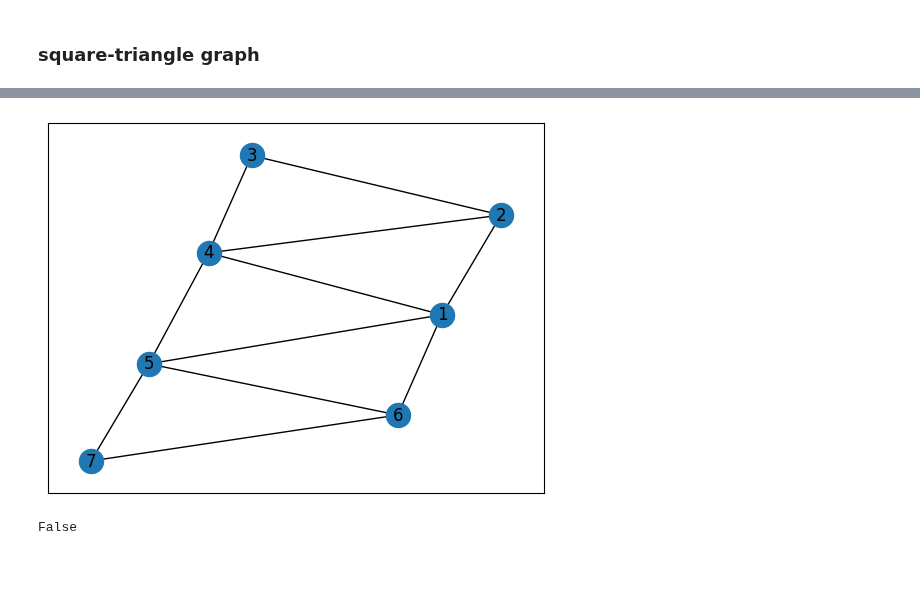
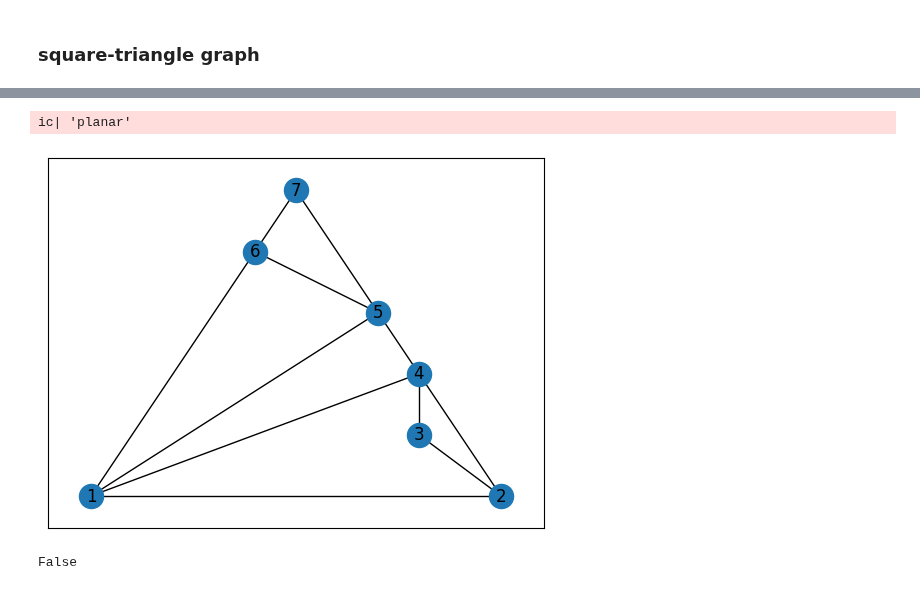
Before and after one commit to juliet29/bisht2022, a Jupyter notebook: test06_checks.ipynb, the cells around one changed output, grey strips where cells are left out. Saved outputs shown, nothing was run; the diff lists cells and outputs as text; code cells hidden in the pictures.

```diff
--- a/test06_checks.ipynb
+++ b/test06_checks.ipynb
@@ -77,9 +49,10 @@ nx.draw_networkx(G_comb_bicon)
-# %%
-G_comb_tri= triangulate(G_comb_bicon)
-test_triangulation(G_comb_tri)
-nx.draw_networkx(G_comb_tri)
-# %% [output]
-[figure, removed]
+# %%
+G_comb_tri= a1.triangulate()
+a1.test_triangulate()
+plot_just_planar(G_comb_tri)
+# %% [output]
+ic| 'planar'
+[figure, added]
 # %%
 nx.is_chordal(G_comb)
 # %% [output]
```
Also changed, not shown: parts of 14 cells of this notebook, 5 other files.
